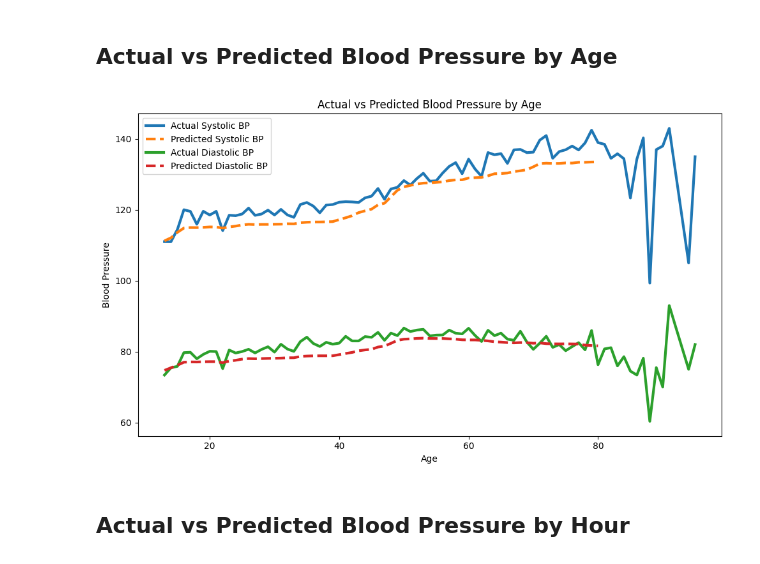
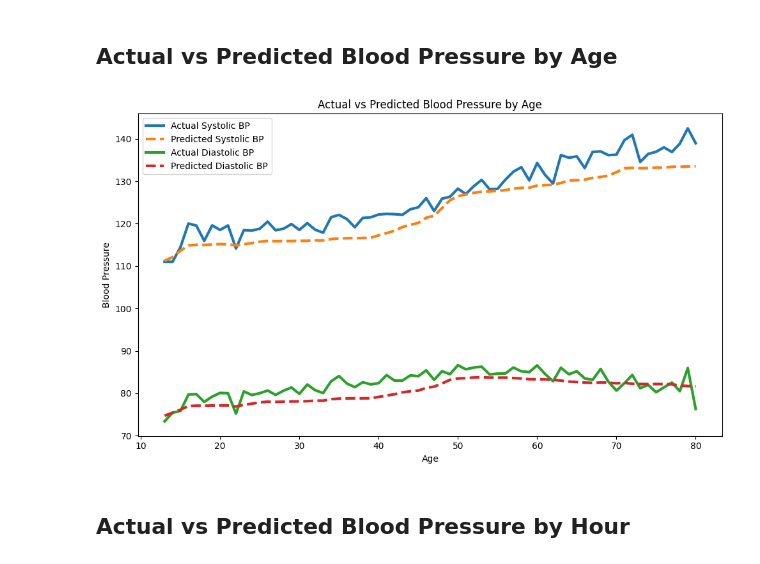
Before and after one commit to bcrohit/case-study, a Jupyter notebook: notebooks/modeling.ipynb, the cells around one changed output. Cells and saved outputs as stored; diff of their text form; code cells hidden in the pictures.

```diff
--- a/notebooks/modeling.ipynb
+++ b/notebooks/modeling.ipynb
@@ -1414,58 +1279,100 @@ plt.show()
 # %% [markdown]
 ## Actual vs Predicted Blood Pressure by Age
 # %%
-# Actual average BP by age
+# Actual average BP by age, limited to age <= 80
 actual_age_bp = (
-    data_weather_clean
+    data_weather_clean[data_weather_clean['age'] <= 80]
     .groupby('age')[['bp_systolic', 'bp_diastolic']]
     .mean()
 )
 
+# Predicted age range, also limited to <= 80
+age_range = np.arange(13, 81)
+
+scenario_age = pd.DataFrame({
+    'age': age_range,
+    'health_condition': [2] * len(age_range),
+    'hour': [12] * len(age_range),
+    'day_of_week': [2] * len(age_range),
+    'month': [7] * len(age_range),
+    'temperature': [data_weather_clean['temperature'].mean()] * len(age_range),
+    'humidity': [data_weather_clean['humidity'].mean()] * len(age_range),
+    'gender': ['m'] * len(age_range),
+    'smoker': [False] * len(age_range),
+    'known_blood_sugar': [False] * len(age_range),
+    'known_cholesterol': [False] * len(age_range),
+    'under_treatment': [False] * len(age_range),
+    'season': ['summer'] * len(age_range)
+})
+
+scenario_age_encoded = pd.get_dummies(
+    scenario_age,
+    columns=[
+        'gender',
+        'smoker',
+        'known_blood_sugar',
+        'known_cholesterol',
+        'under_treatment',
+        'season'
+    ],
+    drop_first=True
+)
+
+scenario_age_encoded = scenario_age_encoded.reindex(
+    columns=X_weather.columns,
+    fill_value=0
+)
+
+age_predictions = rf_weather.predict(scenario_age_encoded)
+
 plt.figure(figsize=(10, 6))
 
-# Actual systolic
 plt.plot(
     actual_age_bp.index,
     actual_age_bp['bp_systolic'],
-    label='Actual Systolic BP',
-    linewidth=3
+    linewidth=3,
+    label='Actual Systolic BP'
 )
 
-# Predicted systolic
 plt.plot(
     age_range,
     age_predictions[:, 0],
     linestyle='--',
     linewidth=3,
     label='Predicted Systolic BP'
 )
 
-# Actual diastolic
 plt.plot(
     actual_age_bp.index,
     actual_age_bp['bp_diastolic'],
-    label='Actual Diastolic BP',
-    linewidth=3
+    linewidth=3,
+    label='Actual Diastolic BP'
 )
 
-# Predicted diastolic
 plt.plot(
     age_range,
     age_predictions[:, 1],
     linestyle='--',
     linewidth=3,
     label='Predicted Diastolic BP'
 )
 
 plt.xlabel("Age")
 plt.ylabel("Blood Pressure")
 plt.title("Actual vs Predicted Blood Pressure by Age")
 
 plt.legend()
 plt.tight_layout()
+
+plt.savefig(
+    "../presentation/figures/actual_vs_predicted_age.png",
+    dpi=300,
+    bbox_inches="tight"
+)
+
 plt.show()
 # %% [output]
-[figure, old version]
+[figure, new version]
 # %% [markdown]
 ## Actual vs Predicted Blood Pressure by Hour
 # %%
```
Also changed, not shown: parts of 20 cells of this notebook, 12 other files.
